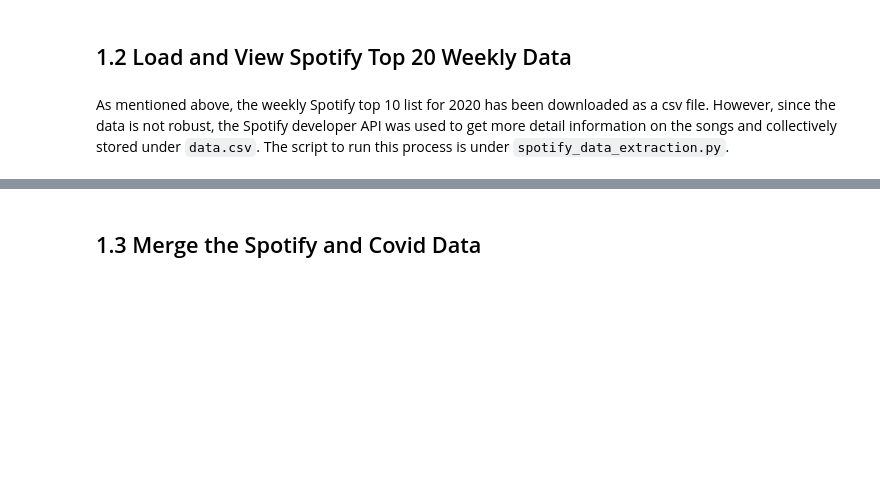
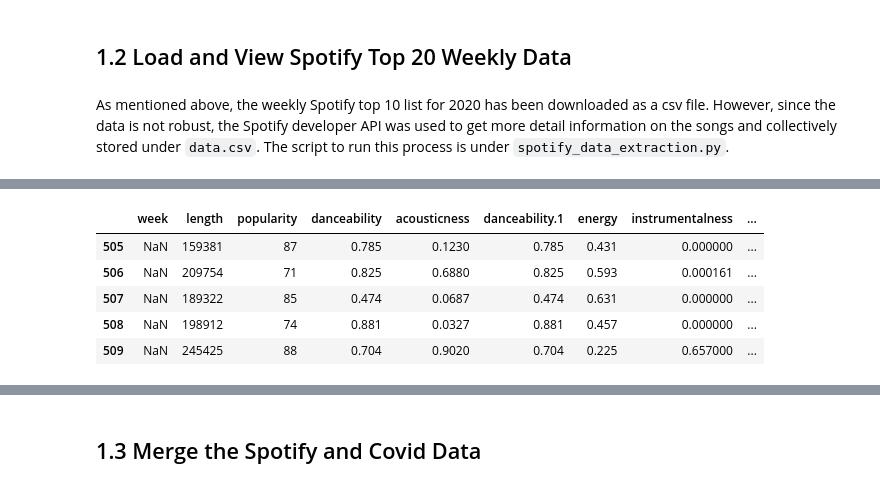
Before and after one commit to sonyal/COVIDSpotifyTrends, a Jupyter notebook: final.ipynb, the cells around one changed output, grey strips where cells are left out. Cells and saved outputs as stored; diff of their text form; code cells hidden in the pictures; blank space fills up the shorter version.

```diff
--- a/final.ipynb
+++ b/final.ipynb
@@ -72,16 +115,23 @@ spotify_data.head()
 # %%
 spotify_data['start_date']  = pd.to_datetime(spotify_data['start_date'])
 
 # Using the same interval index created for the covid_data, create a new column week which has the week interval
 spotify_data['week'] = pd.cut(spotify_data['start_date'], bins)
 
 # Now that week is included, we can reindex with only the columns we need
 spotify_data = spotify_data.reindex(columns=['week','length', 'popularity',
        'danceability', 'acousticness', 'danceability.1', 'energy',
        'instrumentalness', 'liveness', 'loudness', 'speechiness', 'tempo',
        'time_signature'])
 
-spotify_data.head()
+spotify_data.tail()
+# %% [output]
+|  | week | length | popularity | danceability | acousticness | danceability.1 | energy | instrumentalness | ... |
+| 505 | NaN | 159381 | 87 | 0.785 | 0.1230 | 0.785 | 0.431 | 0.000000 | ... |
+| 506 | NaN | 209754 | 71 | 0.825 | 0.6880 | 0.825 | 0.593 | 0.000161 | ... |
+| 507 | NaN | 189322 | 85 | 0.474 | 0.0687 | 0.474 | 0.631 | 0.000000 | ... |
+| 508 | NaN | 198912 | 74 | 0.881 | 0.0327 | 0.881 | 0.457 | 0.000000 | ... |
+| 509 | NaN | 245425 | 88 | 0.704 | 0.9020 | 0.704 | 0.225 | 0.657000 | ... |
 # %%
 # Now that every row has a week interval, they will be grouped with the mean for each column. The following table will contain
 # Spotify data during the pandemic
```
Also changed, not shown: parts of 22 cells of this notebook.
